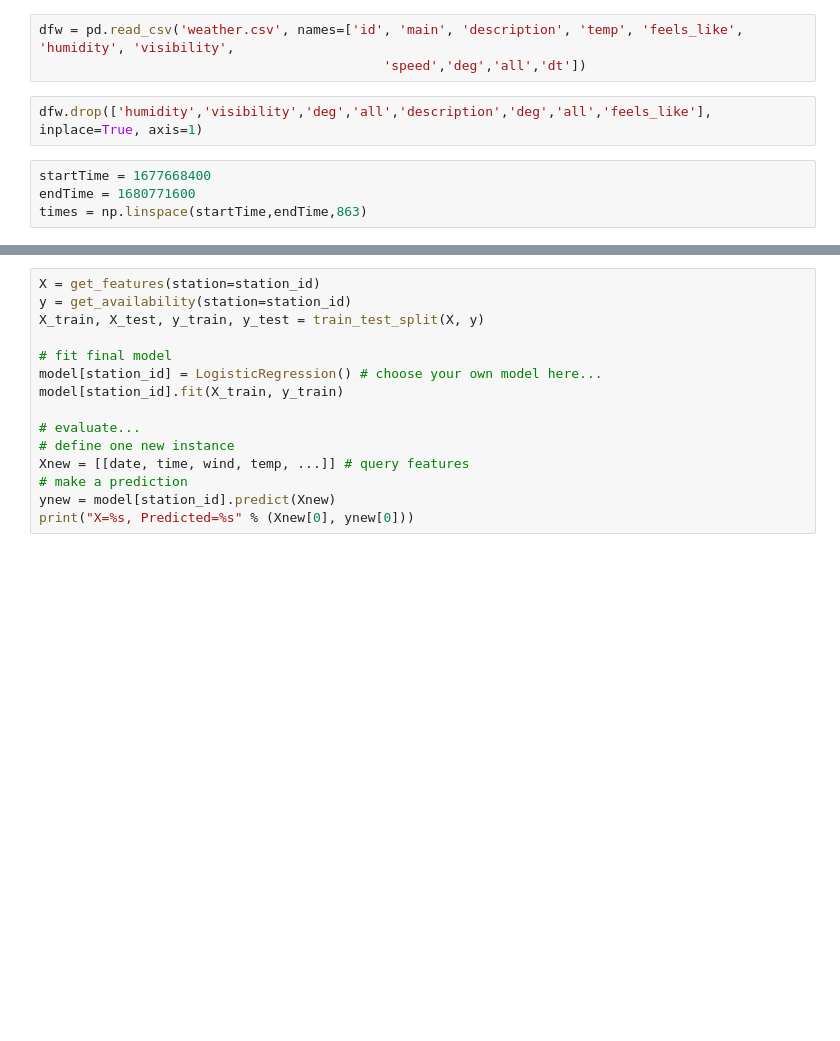
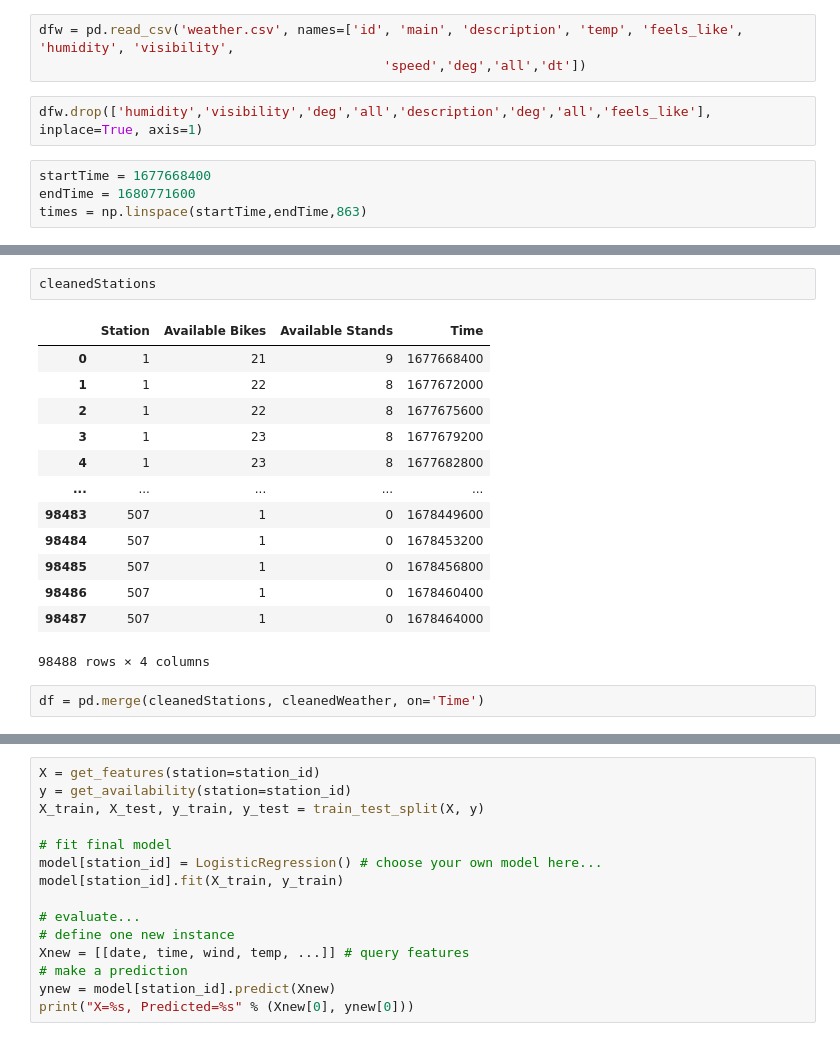
Before and after one commit to finbarallan/Dublin-Bikes-App, a Jupyter notebook: PredictiveModel.ipynb, the cells around one changed output, grey strips where cells are left out. Saved outputs shown, nothing was run; the diff lists cells and outputs as text; blank space fills up the shorter version.

```diff
--- a/PredictiveModel.ipynb
+++ b/PredictiveModel.ipynb
@@ -122,0 +191,18 @@ cleanedWeather
+# %%
+cleanedStations
+# %% [output]
+|  | Station | Available Bikes | Available Stands | Time |
+| 0 | 1 | 21 | 9 | 1677668400 |
+| 1 | 1 | 22 | 8 | 1677672000 |
+| 2 | 1 | 22 | 8 | 1677675600 |
+| 3 | 1 | 23 | 8 | 1677679200 |
+| 4 | 1 | 23 | 8 | 1677682800 |
+| ... | ... | ... | ... | ... |
+| 98483 | 507 | 1 | 0 | 1678449600 |
+| 98484 | 507 | 1 | 0 | 1678453200 |
+| 98485 | 507 | 1 | 0 | 1678456800 |
+| 98486 | 507 | 1 | 0 | 1678460400 |
+| 98487 | 507 | 1 | 0 | 1678464000 |
+98488 rows × 4 columns
+# %%
+df = pd.merge(cleanedStations, cleanedWeather, on='Time')
```
Also changed, not shown: parts of 16 cells of this notebook.
